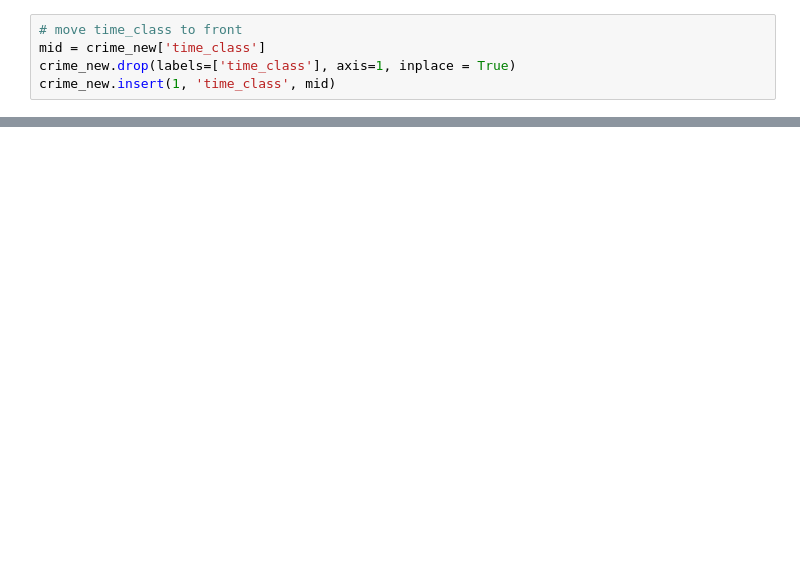
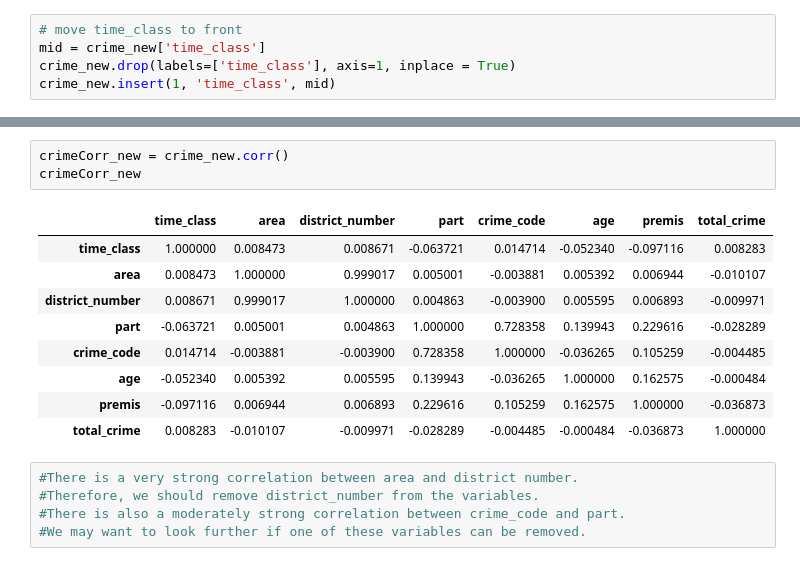
Before and after one commit to davefng/UCLA_ML, a Jupyter notebook: final.ipynb, the cells around one changed output, grey strips where cells are left out. Drawn from its saved outputs; the diff is of its cells as text; blank space fills up the shorter version.

```diff
--- a/final.ipynb
+++ b/final.ipynb
@@ -192,2 +194,20 @@ crime_new.head()
 | 3 | 12:00 | 1 | 19 | 1987 | 2 | 354 | 55 | M | O | ... |
 | 4 | 20:20 | 3 | 1 | 191 | 1 | 510 | 0 | N | N | ... |
+# %%
+crimeCorr_new = crime_new.corr()
+crimeCorr_new
+# %% [output]
+|  | time_class | area | district_number | part | crime_code | age | premis | total_crime |
+| time_class | 1.000000 | 0.008473 | 0.008671 | -0.063721 | 0.014714 | -0.052340 | -0.097116 | 0.008283 |
+| area | 0.008473 | 1.000000 | 0.999017 | 0.005001 | -0.003881 | 0.005392 | 0.006944 | -0.010107 |
+| district_number | 0.008671 | 0.999017 | 1.000000 | 0.004863 | -0.003900 | 0.005595 | 0.006893 | -0.009971 |
+| part | -0.063721 | 0.005001 | 0.004863 | 1.000000 | 0.728358 | 0.139943 | 0.229616 | -0.028289 |
+| crime_code | 0.014714 | -0.003881 | -0.003900 | 0.728358 | 1.000000 | -0.036265 | 0.105259 | -0.004485 |
+| age | -0.052340 | 0.005392 | 0.005595 | 0.139943 | -0.036265 | 1.000000 | 0.162575 | -0.000484 |
+| premis | -0.097116 | 0.006944 | 0.006893 | 0.229616 | 0.105259 | 0.162575 | 1.000000 | -0.036873 |
+| total_crime | 0.008283 | -0.010107 | -0.009971 | -0.028289 | -0.004485 | -0.000484 | -0.036873 | 1.000000 |
+# %%
+#There is a very strong correlation between area and district number.
+#Therefore, we should remove district_number from the variables.
+#There is also a moderately strong correlation between crime_code and part.
+#We may want to look further if one of these variables can be removed.
```
Also changed, not shown: parts of 10 cells of this notebook.
